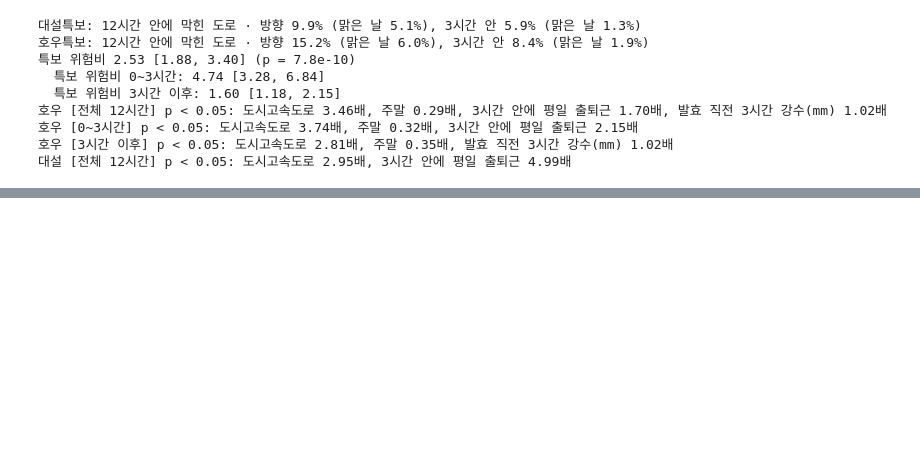
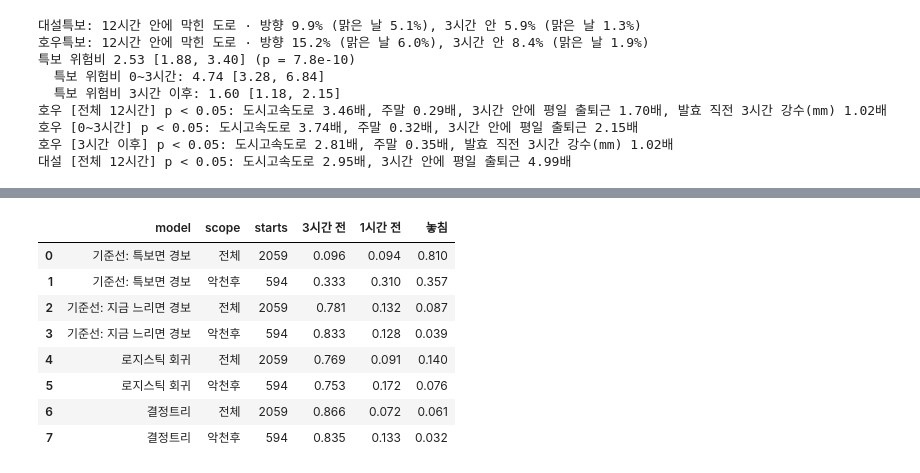
Before and after one commit to data-crawling-6/seoul-weather-traffic, a Jupyter notebook: notebooks/02_analysis/ljh_alert_survival.ipynb, the cells around one changed output, grey strips where cells are left out. Cells and saved outputs as stored; diff of their text form; code cells hidden in the pictures; blank space fills up the shorter version.

```diff
--- a/notebooks/02_analysis/ljh_alert_survival.ipynb
+++ b/notebooks/02_analysis/ljh_alert_survival.ipynb
@@ -394,0 +452,13 @@ print(text)
+# %%
+# 선행 시간: 정체가 '시작'된 시각(같은 날 같은 출퇴근 묶음에서 처음 막힌 시각)을 3시간 전 / 1시간 전에 잡았나 (재현율 80% 임계값)
+pd.read_csv(TAB / 'alert_lead_time_dev.csv', encoding='utf-8-sig').round(3)
+# %% [output]
+|  | model | scope | starts | 3시간 전 | 1시간 전 | 놓침 |
+| 0 | 기준선: 특보면 경보 | 전체 | 2059 | 0.096 | 0.094 | 0.810 |
+| 1 | 기준선: 특보면 경보 | 악천후 | 594 | 0.333 | 0.310 | 0.357 |
+| 2 | 기준선: 지금 느리면 경보 | 전체 | 2059 | 0.781 | 0.132 | 0.087 |
+| 3 | 기준선: 지금 느리면 경보 | 악천후 | 594 | 0.833 | 0.128 | 0.039 |
+| 4 | 로지스틱 회귀 | 전체 | 2059 | 0.769 | 0.091 | 0.140 |
+| 5 | 로지스틱 회귀 | 악천후 | 594 | 0.753 | 0.172 | 0.076 |
+| 6 | 결정트리 | 전체 | 2059 | 0.866 | 0.072 | 0.061 |
+| 7 | 결정트리 | 악천후 | 594 | 0.835 | 0.133 | 0.032 |
```
Also changed, not shown: parts of 7 cells of this notebook, 9 other files.
